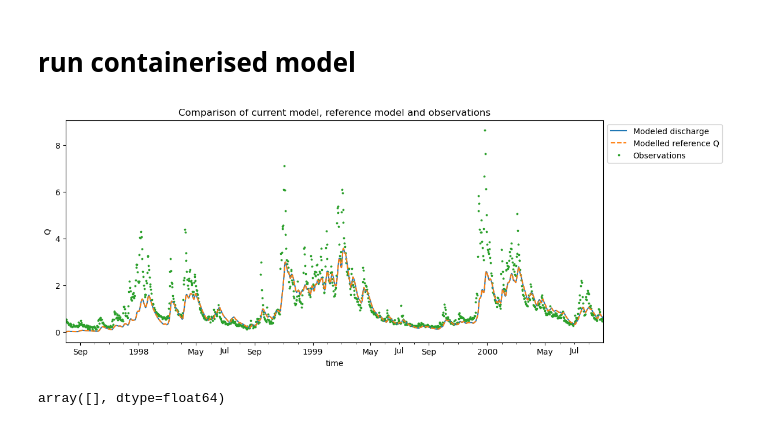
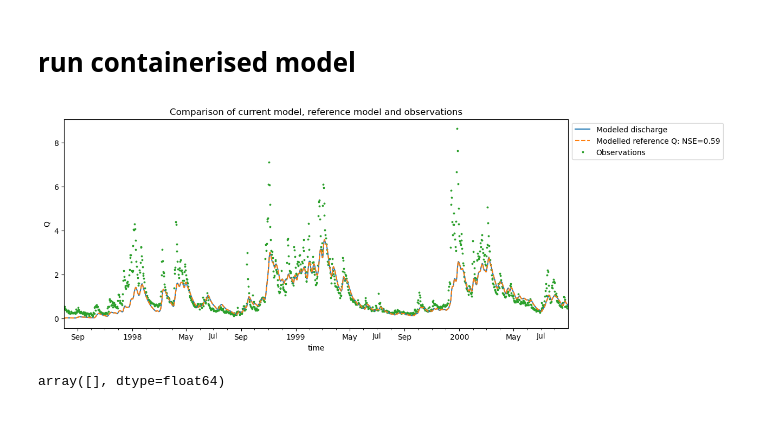
Before and after one commit to Daafip/Msc-Thesis-Notebooks, a Jupyter notebook: 2. Run first DA HBV.ipynb, the cells around one changed output. Saved outputs shown, nothing was run; the diff lists cells and outputs as text; code cells hidden in the pictures.

```diff
--- a/2. Run first DA HBV.ipynb
+++ b/2. Run first DA HBV.ipynb
@@ -86,12 +95,12 @@ Q_m_in_ref = np.loadtxt("Q_m_out_ref.txt")
 # %%
 fig, ax = plt.subplots(1,1,figsize=(12,5))
 df.plot(ax=ax,label="Modeled discharge HBV-bmi")
-ax.plot(df.index, Q_m_in_ref[:-1],ls="--",label="Modelled reference Q");
+ax.plot(df.index, Q_m_in_ref[:-1],ls="--",label=f"Modelled reference Q: NSE={NSE_Q_m_ref:.2f}");
 ds["Q"].plot(ax=ax,lw=0,marker="*",ms=2.5,zorder=-1,label="Observations")
 ax.legend(bbox_to_anchor=(1,1))
 ax.set_title("Comparison of current model, reference model and observations");
 # %% [output]
-[figure, old version]
+[figure, new version]
 # %%
 df['Modeled discharge'].values[df['Modeled discharge'].values - Q_m_in_ref[:-1] != 0]
 # %% [output]
```
Also changed, not shown: parts of 14 cells of this notebook, 3 other files.
